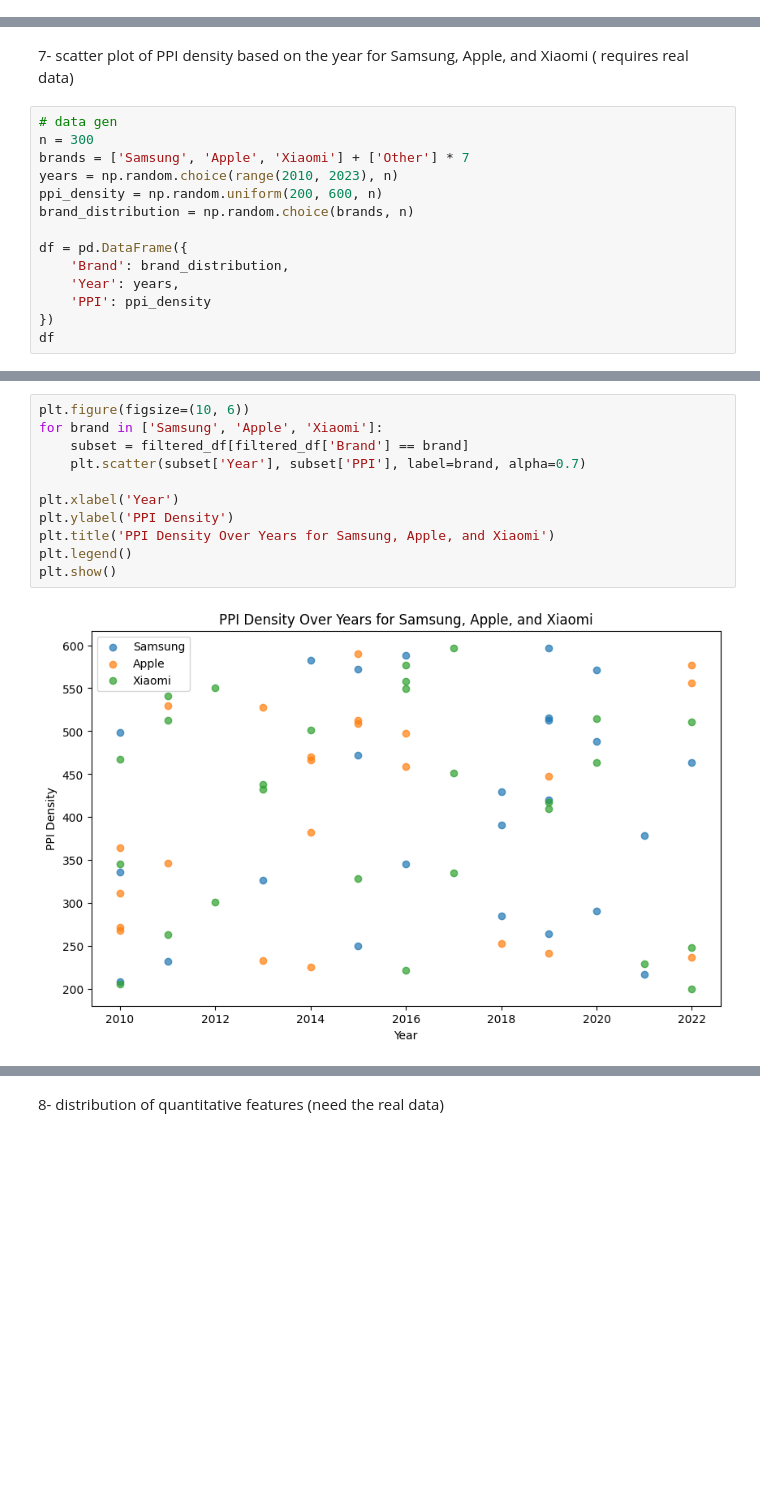
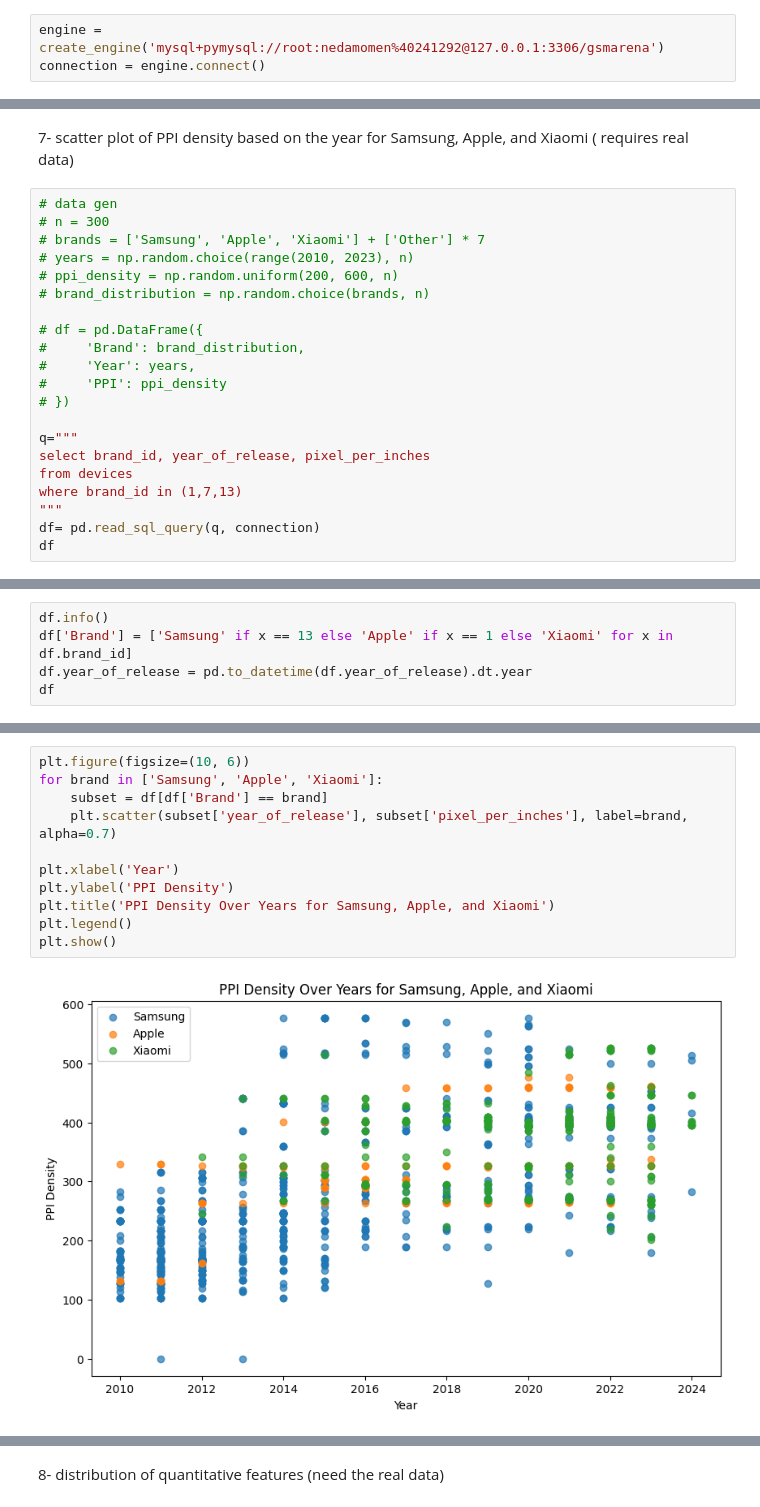
Before and after one commit to realBagher/gsmarean_analysis_ns, a Jupyter notebook: Statistics.ipynb, the cells around one changed output, grey strips where cells are left out. Saved outputs shown, nothing was run; the diff lists cells and outputs as text; blank space fills up the shorter version.

```diff
--- a/Statistics.ipynb
+++ b/Statistics.ipynb
@@ -7,0 +9,3 @@ import seaborn as sns
+# %%
+engine = create_engine('mysql+pymysql://root:nedamomen%40241292@127.0.0.1:3306/gsmarena')
+connection = engine.connect()
@@ -267,16 +417,23 @@ plt.show()
 7- scatter plot of PPI density based on the year for Samsung, Apple, and Xiaomi ( requires real data)
 # %%
 # data gen
-n = 300
-brands = ['Samsung', 'Apple', 'Xiaomi'] + ['Other'] * 7
-years = np.random.choice(range(2010, 2023), n)
-ppi_density = np.random.uniform(200, 600, n)
-brand_distribution = np.random.choice(brands, n)
+# n = 300
+# brands = ['Samsung', 'Apple', 'Xiaomi'] + ['Other'] * 7
+# years = np.random.choice(range(2010, 2023), n)
+# ppi_density = np.random.uniform(200, 600, n)
+# brand_distribution = np.random.choice(brands, n)
 
-df = pd.DataFrame({
-    'Brand': brand_distribution,
-    'Year': years,
-    'PPI': ppi_density
-})
+# df = pd.DataFrame({
+#     'Brand': brand_distribution,
+#     'Year': years,
+#     'PPI': ppi_density
+# })
+
+q="""
+select brand_id, year_of_release, pixel_per_inches
+from devices
+where brand_id in (1,7,13)
+"""
+df= pd.read_sql_query(q, connection)
 df
 # %% [output]
@@ -312,0 +453,5 @@ filtered_df
+# %%
+df.info()
+df['Brand'] = ['Samsung' if x == 13 else 'Apple' if x == 1 else 'Xiaomi' for x in df.brand_id]
+df.year_of_release = pd.to_datetime(df.year_of_release).dt.year
+df
@@ -313,16 +482,16 @@ filtered_df
 # %%
 plt.figure(figsize=(10, 6))
 for brand in ['Samsung', 'Apple', 'Xiaomi']:
-    subset = filtered_df[filtered_df['Brand'] == brand]
-    plt.scatter(subset['Year'], subset['PPI'], label=brand, alpha=0.7)
+    subset = df[df['Brand'] == brand]
+    plt.scatter(subset['year_of_release'], subset['pixel_per_inches'], label=brand, alpha=0.7)
 
 plt.xlabel('Year')
 plt.ylabel('PPI Density')
 plt.title('PPI Density Over Years for Samsung, Apple, and Xiaomi')
 plt.legend()
 plt.show()
 # %% [output]
-[figure, old version]
+[figure, new version]
 # %%
 plt.figure(figsize=(12, 8))
 
```
Also changed, not shown: parts of 36 cells of this notebook, 11 other files.
